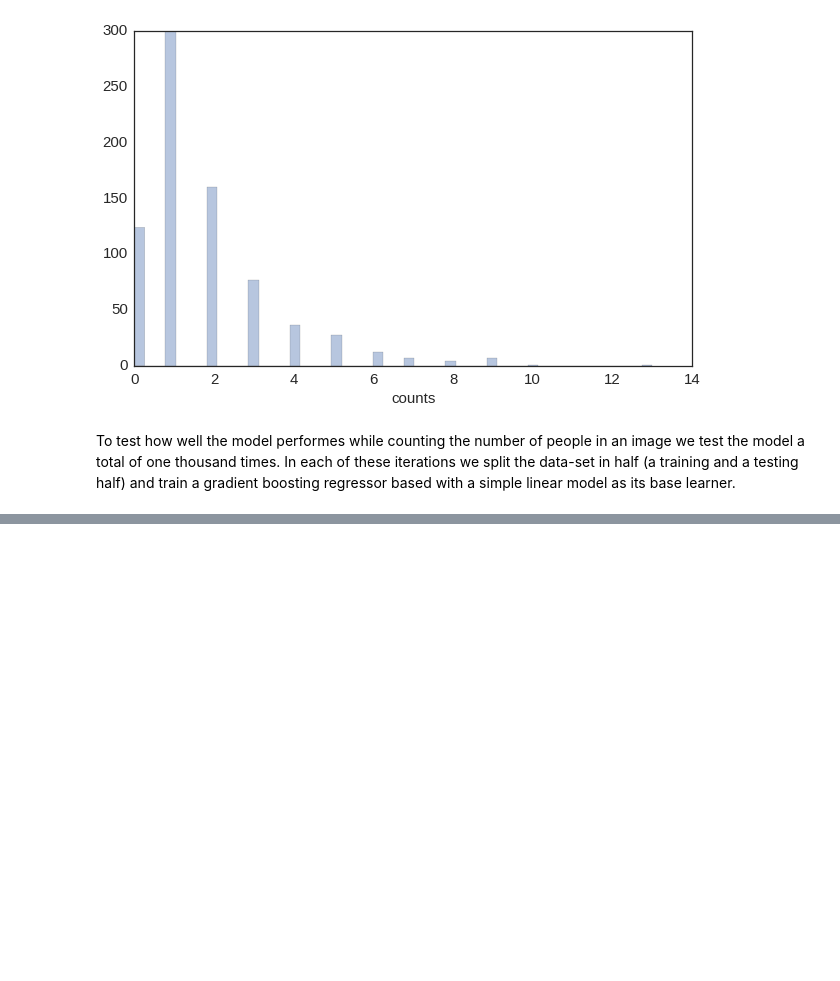
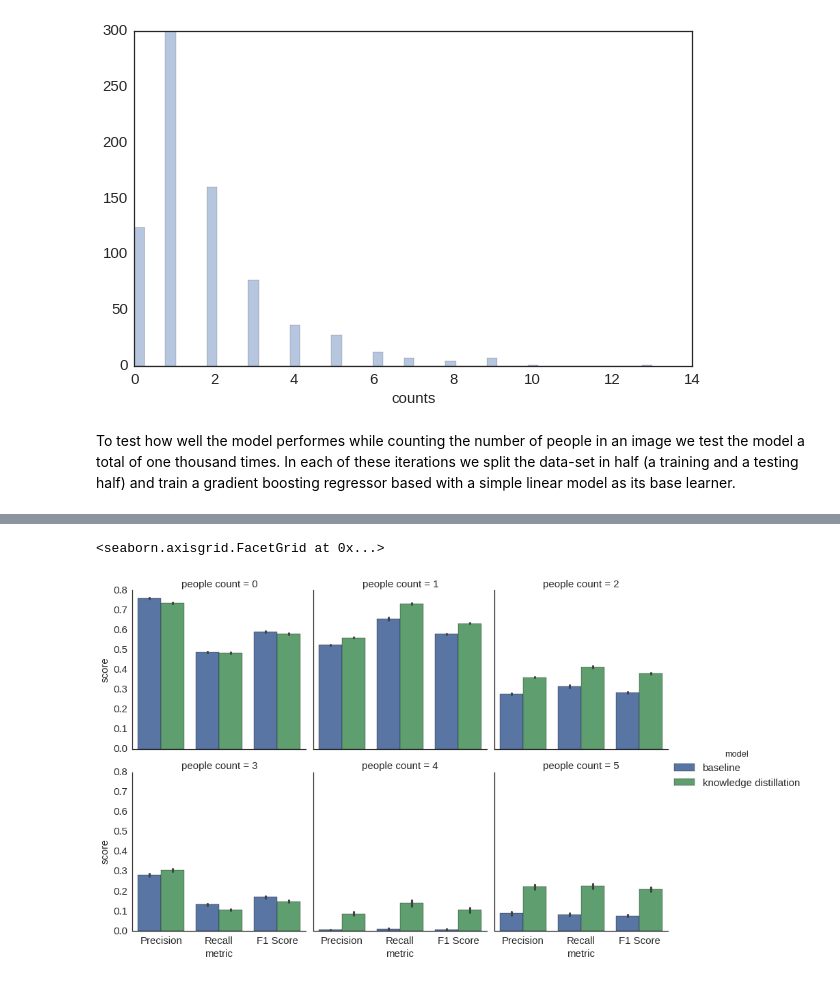
Before and after one commit to dmancevo/CompressingDeepConvNets, a Jupyter notebook: Networks/Top_Down_Counter/Top Down View Counter Results.ipynb, the cells around one changed output, grey strips where cells are left out. Saved outputs shown, nothing was run; the diff lists cells and outputs as text; code cells hidden in the pictures; blank space fills up the shorter version.

Commit message:
more plots

```diff
--- a/Networks/Top_Down_Counter/Top Down View Counter Results.ipynb
+++ b/Networks/Top_Down_Counter/Top Down View Counter Results.ipynb
@@ -150,0 +135,4 @@ R2 Score:  0.44564769245
+# %%
+table = pd.DataFrame(data)
+
+table.head()
@@ -150,0 +146,25 @@ R2 Score:  0.44564769245
+# %%
+import matplotlib.pyplot as plt
+import seaborn as sns
+
+%matplotlib inline
+
+sns.set_style("white")
+
+plt.rcParams['xtick.labelsize'] = 15
+plt.rcParams['ytick.labelsize'] = 15
+plt.rcParams['axes.labelsize']  = 15
+plt.rcParams['legend.fontsize'] = 15
+
+sns.factorplot(
+    x="metric",
+    y="score",
+    hue="model",
+    col="people count",
+    data=table,
+    kind="bar",
+    col_wrap=3,
+)
+# %% [output]
+<seaborn.axisgrid.FacetGrid at 0x...>
+[figure, added]
```
Also changed, not shown: parts of 2 cells of this notebook, 1 other file.
